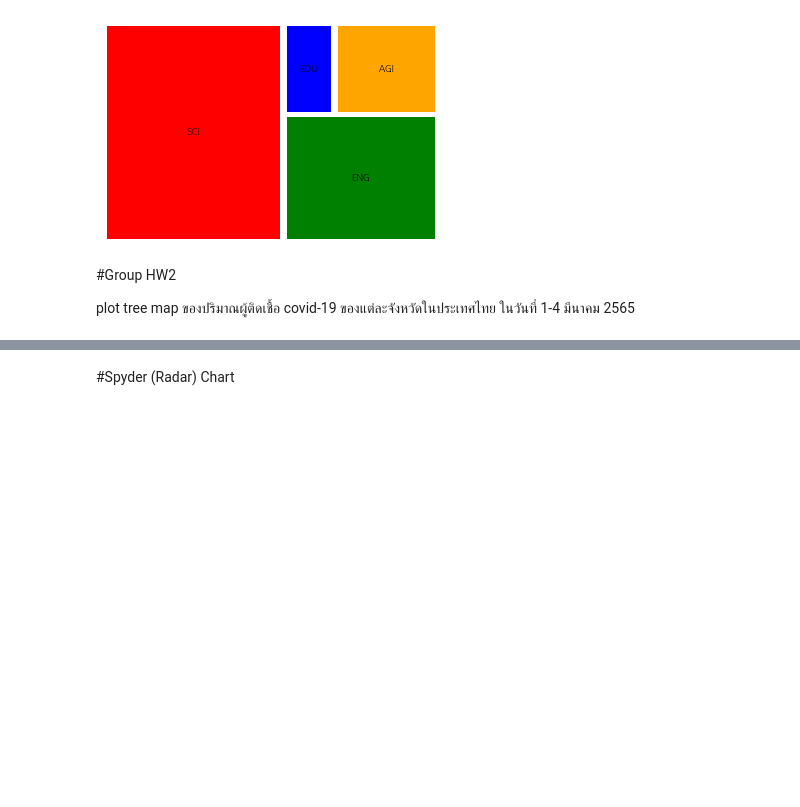
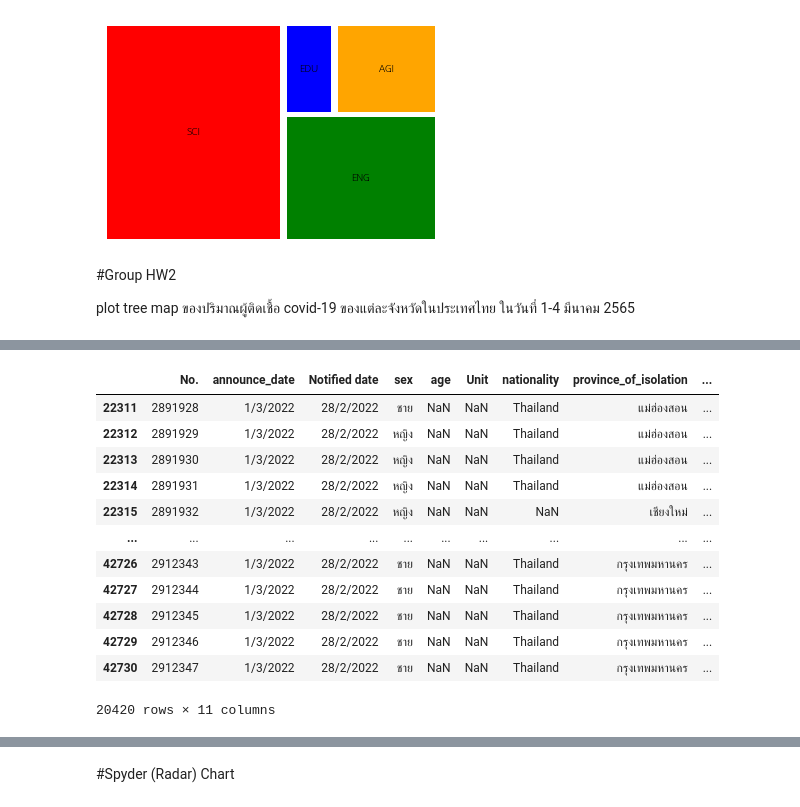
Before and after one commit to Kanyarat-S/data_viz_2020, a Jupyter notebook: DataViz04_Data_Comparison.ipynb, the cells around one changed output, grey strips where cells are left out. Cells and saved outputs as stored; diff of their text form; code cells hidden in the pictures; blank space fills up the shorter version.

```diff
--- a/DataViz04_Data_Comparison.ipynb
+++ b/DataViz04_Data_Comparison.ipynb
@@ -429,0 +463,17 @@ plot tree map ของปริมาณผู้ติดเชื้อ covid
+# %%
+one_date = data_covid[data_covid['announce_date']=='1/3/2022'] #สร้างตัวแปร one_date มารับข้อมูลจากตาราง data_covid เฉพาะวันที่ 1/3/2022 จากคอลัมน์ announce_date
+one_date
+# %% [output]
+|  | No. | announce_date | Notified date | sex | age | Unit | nationality | province_of_isolation | ... |
+| 22311 | 2891928 | 1/3/2022 | 28/2/2022 | ชาย | NaN | NaN | Thailand | แม่ฮ่องสอน | ... |
+| 22312 | 2891929 | 1/3/2022 | 28/2/2022 | หญิง | NaN | NaN | Thailand | แม่ฮ่องสอน | ... |
+| 22313 | 2891930 | 1/3/2022 | 28/2/2022 | หญิง | NaN | NaN | Thailand | แม่ฮ่องสอน | ... |
+| 22314 | 2891931 | 1/3/2022 | 28/2/2022 | หญิง | NaN | NaN | Thailand | แม่ฮ่องสอน | ... |
+| 22315 | 2891932 | 1/3/2022 | 28/2/2022 | หญิง | NaN | NaN | NaN | เชียงใหม่ | ... |
+| ... | ... | ... | ... | ... | ... | ... | ... | ... | ... |
+| 42726 | 2912343 | 1/3/2022 | 28/2/2022 | ชาย | NaN | NaN | Thailand | กรุงเทพมหานคร | ... |
+| 42727 | 2912344 | 1/3/2022 | 28/2/2022 | ชาย | NaN | NaN | Thailand | กรุงเทพมหานคร | ... |
+| 42728 | 2912345 | 1/3/2022 | 28/2/2022 | ชาย | NaN | NaN | Thailand | กรุงเทพมหานคร | ... |
+| 42729 | 2912346 | 1/3/2022 | 28/2/2022 | ชาย | NaN | NaN | Thailand | กรุงเทพมหานคร | ... |
+| 42730 | 2912347 | 1/3/2022 | 28/2/2022 | ชาย | NaN | NaN | Thailand | กรุงเทพมหานคร | ... |
+20420 rows × 11 columns
```
Also changed, not shown: parts of 28 cells of this notebook.
